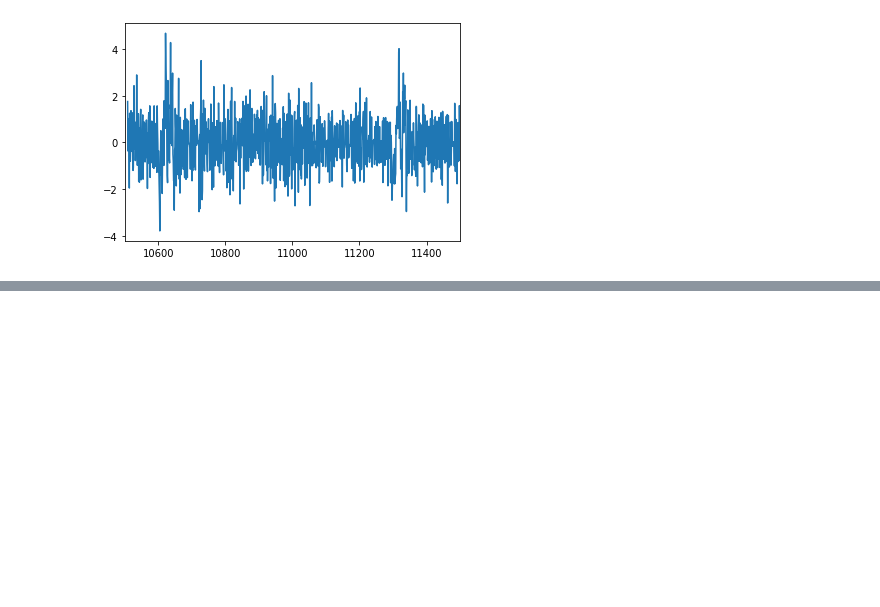
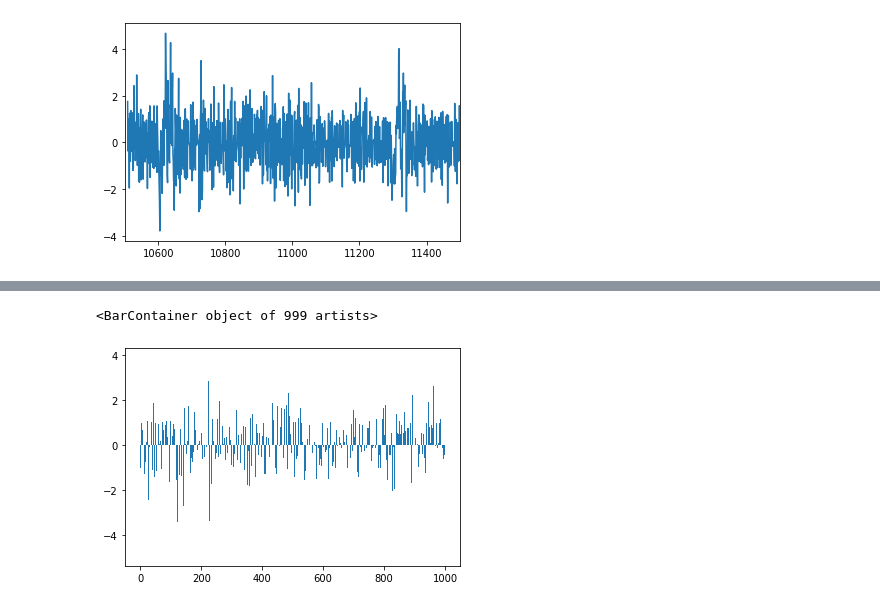
Before and after one commit to KessaPassa/master_study, a Jupyter notebook: 2章_自己回帰モデル.ipynb, the cells around one changed output, grey strips where cells are left out. Cells and saved outputs as stored; diff of their text form; code cells hidden in the pictures; blank space fills up the shorter version.

```diff
--- a/2章_自己回帰モデル.ipynb
+++ b/2章_自己回帰モデル.ipynb
@@ -172,0 +189,12 @@ plt.plot(np.hstack((y_diff[:11],
+# %%
+# p=4, q=2のARMAモデルのインスタンスを生成
+model = ARMA(y_diff, (4, 2))
+# y_diffに対してモデルを当てはめる
+results = model.fit()
+# 残差の抽出
+res = results.resid
+# 残差の出力
+plt.bar(range(len(res)), res)
+# %% [output]
+<BarContainer object of 999 artists>
+[figure, added]
```
Also changed, not shown: parts of 38 cells of this notebook, 2 other files.
